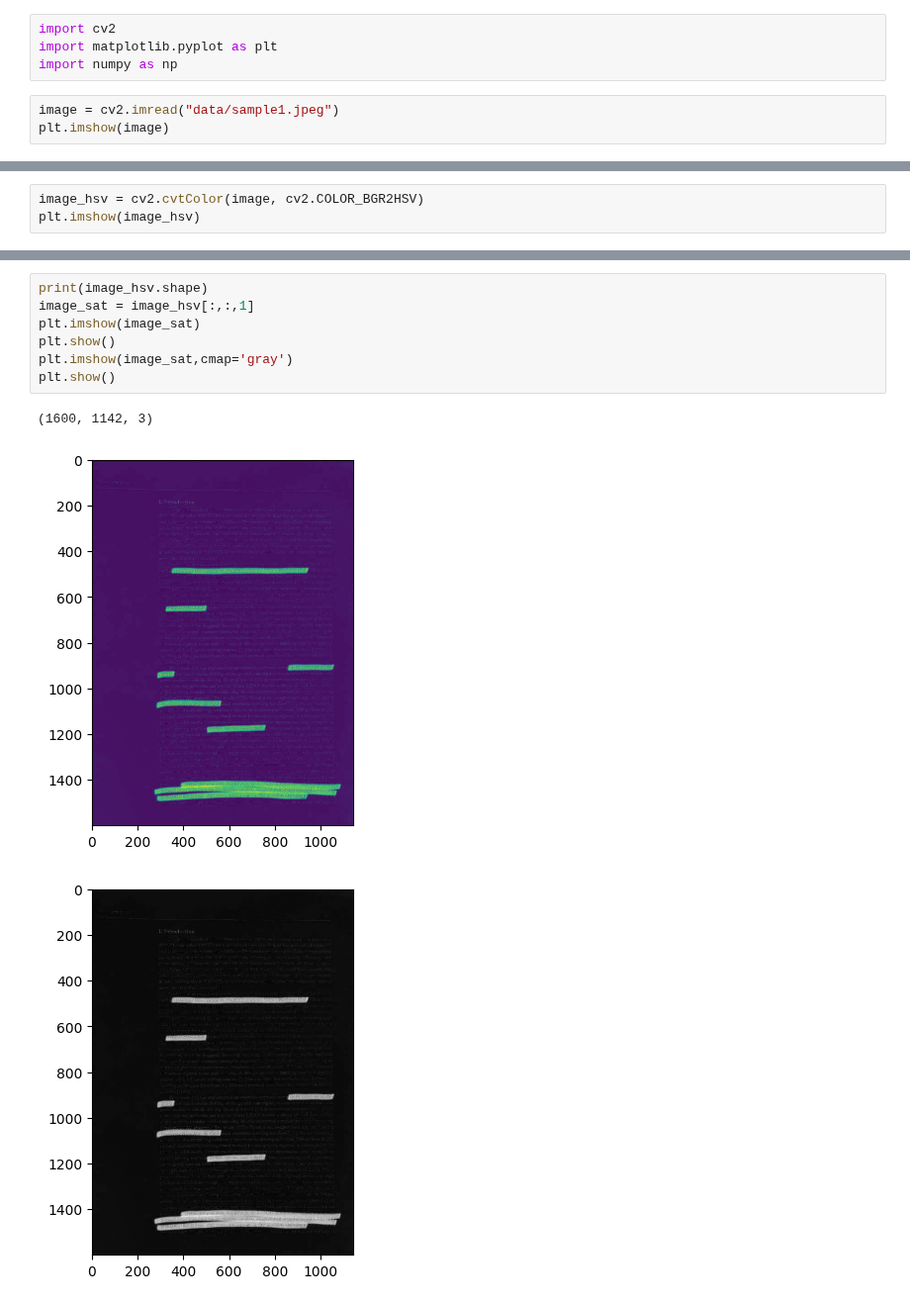
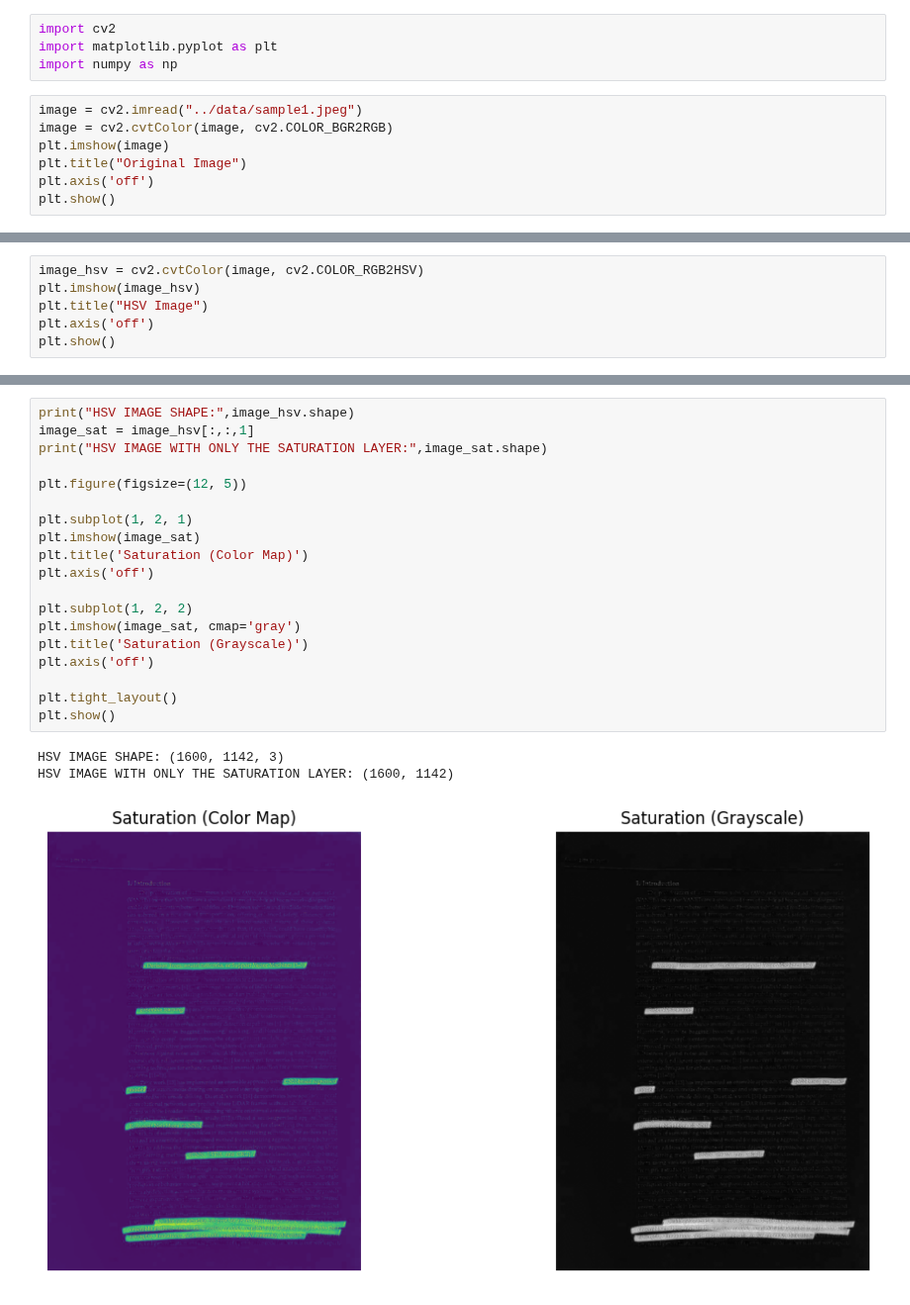
Before and after one commit to lavirox1/chromatic-highlighter-removal, a Jupyter notebook: notebooks/process.ipynb, the cells around one changed output, grey strips where cells are left out. Shown at 99% size. Saved outputs shown, nothing was run; the diff lists cells and outputs as text.

```diff
--- a/notebooks/process.ipynb
+++ b/notebooks/process.ipynb
@@ -3,6 +3,10 @@ import cv2
 import matplotlib.pyplot as plt
 import numpy as np
 # %%
-image = cv2.imread("data/sample1.jpeg")
+image = cv2.imread("../data/sample1.jpeg")
+image = cv2.cvtColor(image, cv2.COLOR_BGR2RGB)
 plt.imshow(image)
+plt.title("Original Image")
+plt.axis('off')
+plt.show()
 # %% [output]
@@ -11,4 +14,7 @@ plt.imshow(image)
 # %%
-image_hsv = cv2.cvtColor(image, cv2.COLOR_BGR2HSV)
+image_hsv = cv2.cvtColor(image, cv2.COLOR_RGB2HSV)
 plt.imshow(image_hsv)
+plt.title("HSV Image")
+plt.axis('off')
+plt.show()
 # %% [output]
@@ -17,11 +22,23 @@ plt.imshow(image_hsv)
 # %%
-print(image_hsv.shape)
+print("HSV IMAGE SHAPE:",image_hsv.shape)
 image_sat = image_hsv[:,:,1]
+print("HSV IMAGE WITH ONLY THE SATURATION LAYER:",image_sat.shape)
+
+plt.figure(figsize=(12, 5))
+
+plt.subplot(1, 2, 1)
 plt.imshow(image_sat)
+plt.title('Saturation (Color Map)')
+plt.axis('off')
+
+plt.subplot(1, 2, 2)
+plt.imshow(image_sat, cmap='gray')
+plt.title('Saturation (Grayscale)')
+plt.axis('off')
+
+plt.tight_layout()
 plt.show()
-plt.imshow(image_sat,cmap='gray')
-plt.show()
 # %% [output]
-(1600, 1142, 3)
+HSV IMAGE SHAPE: (1600, 1142, 3)
+HSV IMAGE WITH ONLY THE SATURATION LAYER: (1600, 1142)
-[figure, old version]
+[figure, new version]
-[figure, removed]
```
Also changed, not shown: parts of 9 cells of this notebook, 4 other files.
